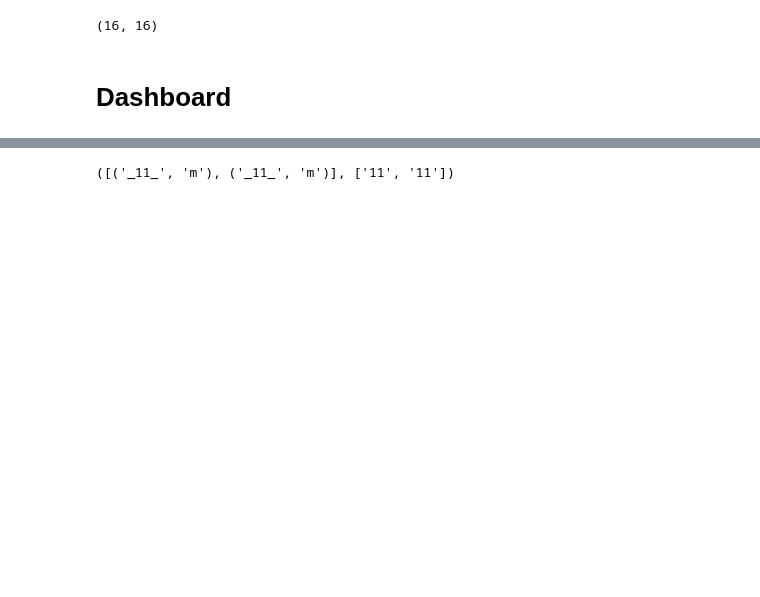
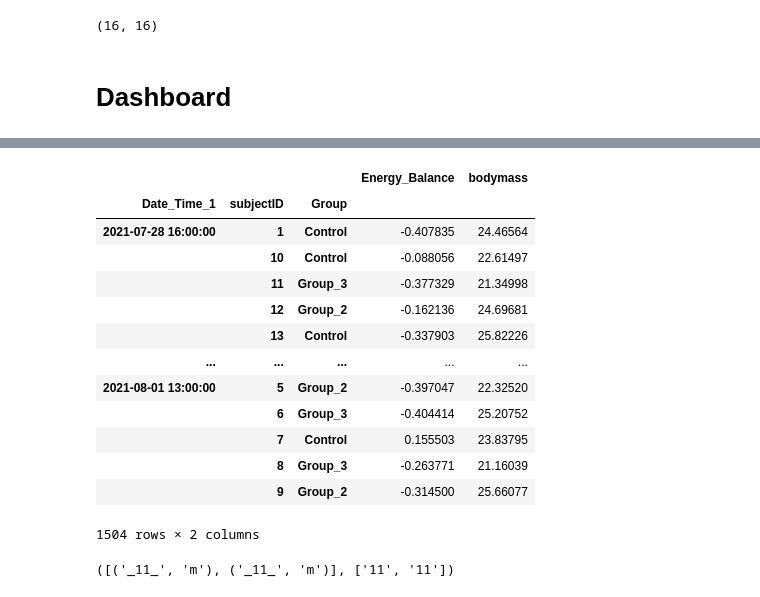
Before and after one commit to barel-mishal/InCal, a Jupyter notebook: in_cal.ipynb, the cells around one changed output, grey strips where cells are left out. Saved outputs shown, nothing was run; the diff lists cells and outputs as text; code cells hidden in the pictures; blank space fills up the shorter version.

```diff
--- a/in_cal.ipynb
+++ b/in_cal.ipynb
@@ -706,55 +702,50 @@ def trim_df_datetime(df, start_time, end_time):
     return df.loc[start_time:end_time]
 
 def assemble_data_to_dom(df, feature_name):
-    return df.loc[:, features]
+    return df.loc[(), (feature_name, 'bodymass')]
 
 def get_group_or_individual_df(df, category_name, feature_calc):
     time_series_group_or_individual_dfs = {
-        'Group': df.groupby([df.index, category_name]).agg(feature_calc).reset_index(1),
+        'Group': df.groupby([df.index.get_level_values('Date_Time_1'), df.index.get_level_values(category_name)]).agg(feature_calc),
         'subjectID': df
         }
     return time_series_group_or_individual_dfs[category_name]
 
 def graphs_maker(clean_df, df_grouped, group_or_individual_df_averages, averages_df, feature_name, category_name, colors):
     time_series_graph = px.scatter(
-        df_grouped,
-        x=df_grouped.index,
-        y=feature_name,
-        color=category_name,
+        x=df_grouped.index.get_level_values('Date_Time_1'),
+        y=df_grouped[feature_name].values,
+        color=df_grouped.index.get_level_values(category_name),
         color_discrete_sequence=colors,
         template='simple_white'
     ).update_traces(mode='lines+markers')
 
     histogram = px.histogram(
-        df_grouped,
-        x=feature_name,
-        color=category_name,
+        x=df_grouped[feature_name].values,
+        color=df_grouped.index.get_level_values(category_name).values,
         color_discrete_sequence=colors,
         template='simple_white'
         )
 
     box = px.box(
-        df_grouped,
-        x=category_name,
-        y=feature_name,
-        color=category_name,
+        x=df_grouped.index.get_level_values(category_name).values,
+        y=df_grouped[feature_name].values,
+        color=df_grouped.index.get_level_values(category_name).values,
         color_discrete_sequence=colors,
         template='simple_white'
         )
 
-    averages = px.bar(
-        group_or_individual_df_averages,
-        x=category_name,
-        y=feature_name,
-        color=category_name,
+    averages = px.bar( # 48
+        x=group_or_individual_df_averages.index.get_level_values(category_name),
+        y=group_or_individual_df_averages[feature_name].values,
+        color=group_or_individual_df_averages.index.get_level_values(category_name),
         color_discrete_sequence=colors,
         template='simple_white'
     )
     regression = px.scatter(
-        averages_df,
-        x=averages_df['bodymass'],
-        y=feature_name,
-        color='Group',
+        x=averages_df['bodymass'].values,
+        y=averages_df[feature_name].values,
+        color=averages_df.index.get_level_values(1),
         color_discrete_sequence=colors,
         template='simple_white',
         trendline='ols'
@@ -969,5 +980,22 @@ Dash app running on http://127.0.0.1:8024/
 # %%
 # http://127.0.0.1:8024/
+# %%
+assemble_data_to_dom(resampled_analysis_format, 'Energy_Balance')
+# %% [output]
+|  |  |  | Energy_Balance | bodymass |
+| Date_Time_1 | subjectID | Group |  |  |
+| 2021-07-28 16:00:00 | 1 | Control | -0.407835 | 24.46564 |
+|  | 10 | Control | -0.088056 | 22.61497 |
+|  | 11 | Group_3 | -0.377329 | 21.34998 |
+|  | 12 | Group_2 | -0.162136 | 24.69681 |
+|  | 13 | Control | -0.337903 | 25.82226 |
+| ... | ... | ... | ... | ... |
+| 2021-08-01 13:00:00 | 5 | Group_2 | -0.397047 | 22.32520 |
+|  | 6 | Group_3 | -0.404414 | 25.20752 |
+|  | 7 | Control | 0.155503 | 23.83795 |
+|  | 8 | Group_3 | -0.263771 | 21.16039 |
+|  | 9 | Group_2 | -0.314500 | 25.66077 |
+1504 rows × 2 columns
 # %%
 l1 = []
 l2 = []
```
Also changed, not shown: parts of 7 cells of this notebook.
